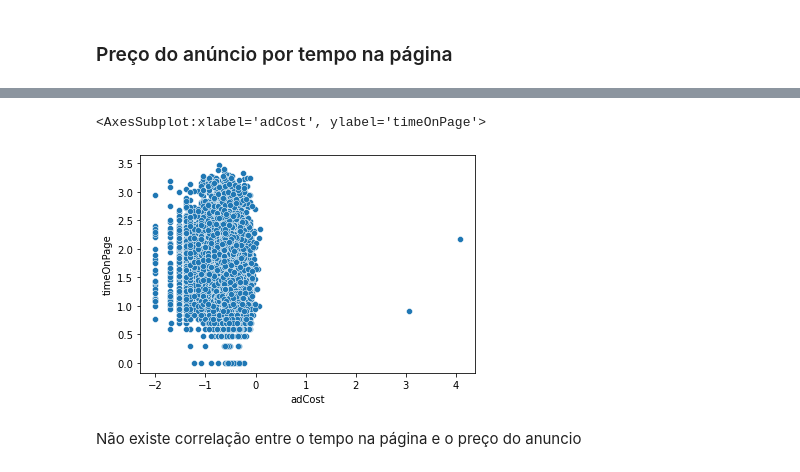
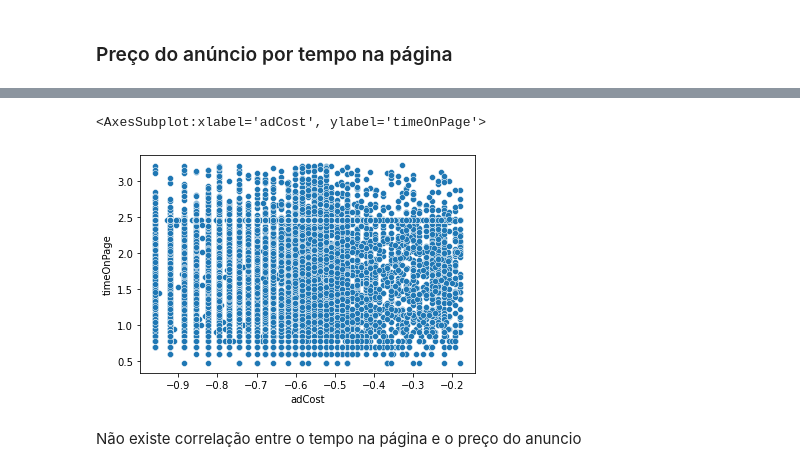
Before and after one commit to rafaellsma/adsense-analysis, a Jupyter notebook: adsense-anlysis.ipynb, the cells around one changed output, grey strips where cells are left out. Drawn from its saved outputs; the diff is of its cells as text; code cells hidden in the pictures.

```diff
--- a/adsense-anlysis.ipynb
+++ b/adsense-anlysis.ipynb
@@ -322,0 +510,3 @@ sbn.histplot(dataset.adClicks)
+# %%
+# Escolhemos usar o z-score robusto com 2 de threshold
+dataset.adCost = removeBasedOnRobustZScore(dataset.adCost, 2)
@@ -322,0 +528,3 @@ sbn.histplot(dataset.adClicks)
+# %%
+# Escolhemos usar o z-score robusto com 2.5 de threshold
+dataset.timeOnPage = removeBasedOnRobustZScore(dataset.timeOnPage, 2.5)
@@ -322,0 +546,3 @@ sbn.histplot(dataset.adClicks)
+# %%
+# Escolhemos usar o z-score robusto com 2.5 de threshold
+dataset.pageviews = removeBasedOnRobustZScore(dataset.pageviews, 2.5)
@@ -322,0 +560,3 @@ sbn.histplot(dataset.adClicks)
+# %%
+# Escolhemos usar o z-score robusto com 2.5 de threshold
+dataset.ctr = removeBasedOnTukey(dataset.ctr)
@@ -350,10 +601,10 @@ sbn.scatterplot(x=dataset.adCost, y=dataset.timeOnPage)
 # %%
-x = dataset[dataset.adCost > 0].adCost
-y = dataset[dataset.timeOnPage > 0].timeOnPage
+x = dataset.adCost
+y = dataset.timeOnPage
 sbn.scatterplot(x=x.apply(log10), y=y.apply(log10))
 # %% [output]
 <AxesSubplot:xlabel='adCost', ylabel='timeOnPage'>
-[figure, old version]
+[figure, new version]
 # %% [markdown]
 Não existe correlação entre o tempo na página e o preço do anuncio
 # %% [markdown]
```
Also changed, not shown: parts of 53 cells of this notebook.
